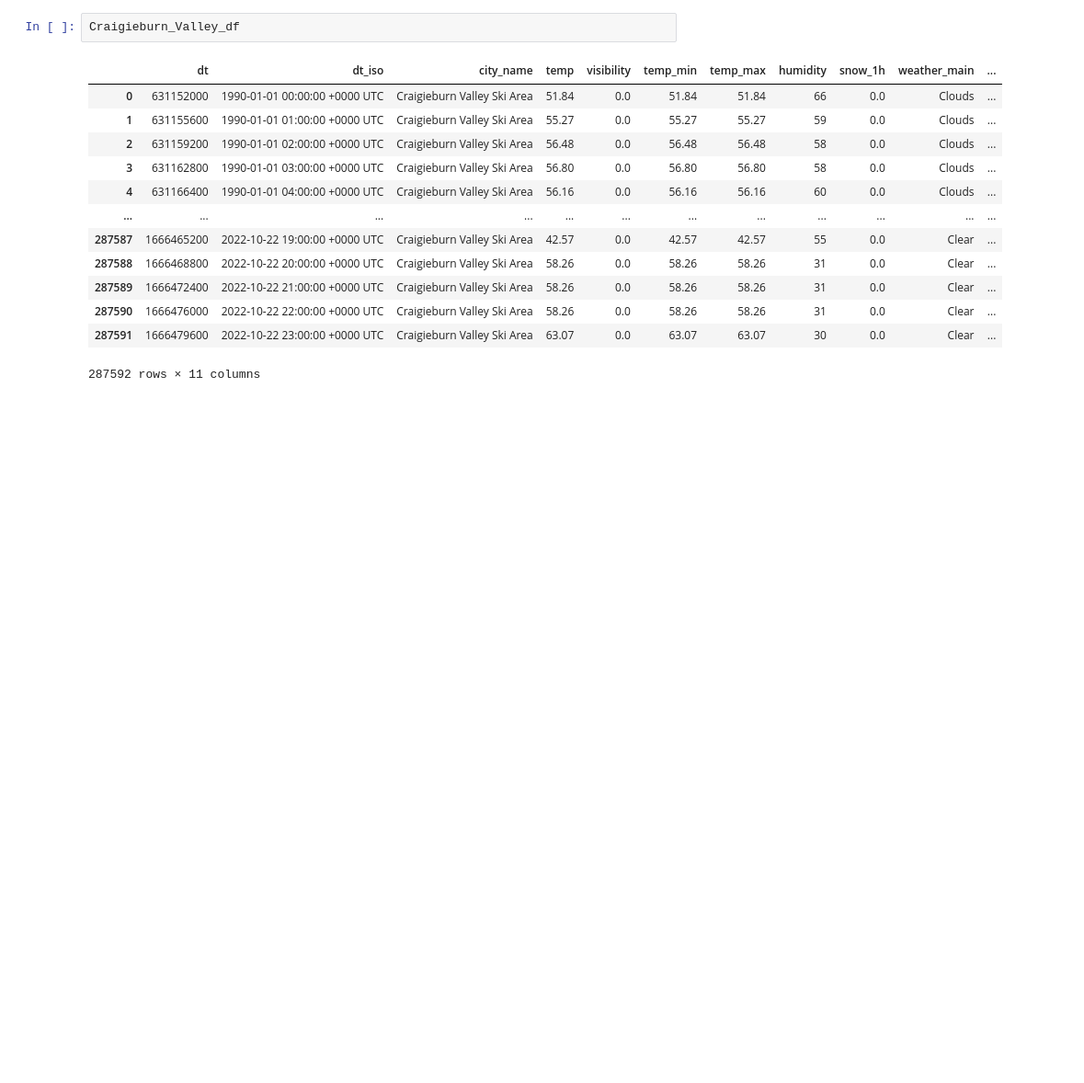
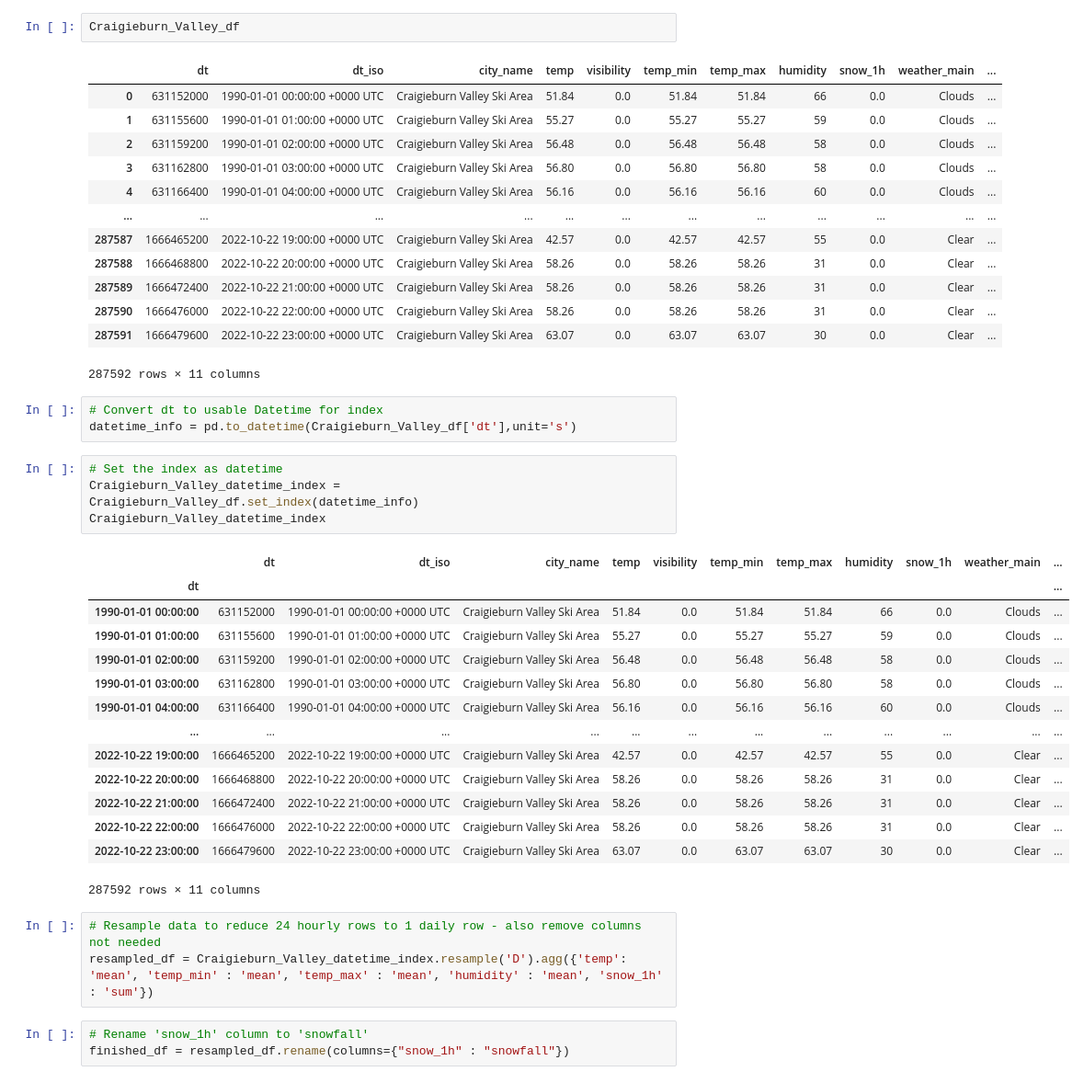
Before and after one commit to caedturner/Snow_data_analysis, a Jupyter notebook: Craigieburn_Valley_Ski.ipynb, the cells around one changed output. Shown at 92% size. Cells and saved outputs as stored; diff of their text form; blank space fills up the shorter version.

```diff
--- a/Craigieburn_Valley_Ski.ipynb
+++ b/Craigieburn_Valley_Ski.ipynb
@@ -44,3 +46,31 @@ Craigieburn_Valley_df
 | 287590 | 1666476000 | 2022-10-22 22:00:00 +0000 UTC | Craigieburn Valley Ski Area | 58.26 | 0.0 | 58.26 | 58.26 | 31 | 0.0 | Clear | ... |
 | 287591 | 1666479600 | 2022-10-22 23:00:00 +0000 UTC | Craigieburn Valley Ski Area | 63.07 | 0.0 | 63.07 | 63.07 | 30 | 0.0 | Clear | ... |
 287592 rows × 11 columns
+# %%
+# Convert dt to usable Datetime for index
+datetime_info = pd.to_datetime(Craigieburn_Valley_df['dt'],unit='s')
+# %%
+# Set the index as datetime
+Craigieburn_Valley_datetime_index = Craigieburn_Valley_df.set_index(datetime_info)
+Craigieburn_Valley_datetime_index
+# %% [output]
+|  | dt | dt_iso | city_name | temp | visibility | temp_min | temp_max | humidity | snow_1h | weather_main | ... |
+| dt |  |  |  |  |  |  |  |  |  |  | ... |
+| 1990-01-01 00:00:00 | 631152000 | 1990-01-01 00:00:00 +0000 UTC | Craigieburn Valley Ski Area | 51.84 | 0.0 | 51.84 | 51.84 | 66 | 0.0 | Clouds | ... |
+| 1990-01-01 01:00:00 | 631155600 | 1990-01-01 01:00:00 +0000 UTC | Craigieburn Valley Ski Area | 55.27 | 0.0 | 55.27 | 55.27 | 59 | 0.0 | Clouds | ... |
+| 1990-01-01 02:00:00 | 631159200 | 1990-01-01 02:00:00 +0000 UTC | Craigieburn Valley Ski Area | 56.48 | 0.0 | 56.48 | 56.48 | 58 | 0.0 | Clouds | ... |
+| 1990-01-01 03:00:00 | 631162800 | 1990-01-01 03:00:00 +0000 UTC | Craigieburn Valley Ski Area | 56.80 | 0.0 | 56.80 | 56.80 | 58 | 0.0 | Clouds | ... |
+| 1990-01-01 04:00:00 | 631166400 | 1990-01-01 04:00:00 +0000 UTC | Craigieburn Valley Ski Area | 56.16 | 0.0 | 56.16 | 56.16 | 60 | 0.0 | Clouds | ... |
+| ... | ... | ... | ... | ... | ... | ... | ... | ... | ... | ... | ... |
+| 2022-10-22 19:00:00 | 1666465200 | 2022-10-22 19:00:00 +0000 UTC | Craigieburn Valley Ski Area | 42.57 | 0.0 | 42.57 | 42.57 | 55 | 0.0 | Clear | ... |
+| 2022-10-22 20:00:00 | 1666468800 | 2022-10-22 20:00:00 +0000 UTC | Craigieburn Valley Ski Area | 58.26 | 0.0 | 58.26 | 58.26 | 31 | 0.0 | Clear | ... |
+| 2022-10-22 21:00:00 | 1666472400 | 2022-10-22 21:00:00 +0000 UTC | Craigieburn Valley Ski Area | 58.26 | 0.0 | 58.26 | 58.26 | 31 | 0.0 | Clear | ... |
+| 2022-10-22 22:00:00 | 1666476000 | 2022-10-22 22:00:00 +0000 UTC | Craigieburn Valley Ski Area | 58.26 | 0.0 | 58.26 | 58.26 | 31 | 0.0 | Clear | ... |
+| 2022-10-22 23:00:00 | 1666479600 | 2022-10-22 23:00:00 +0000 UTC | Craigieburn Valley Ski Area | 63.07 | 0.0 | 63.07 | 63.07 | 30 | 0.0 | Clear | ... |
+287592 rows × 11 columns
+# %%
+# Resample data to reduce 24 hourly rows to 1 daily row - also remove columns not needed
+resampled_df = Craigieburn_Valley_datetime_index.resample('D').agg({'temp': 'mean', 'temp_min' : 'mean', 'temp_max' : 'mean', 'humidity' : 'mean', 'snow_1h' : 'sum'})
+# %%
+# Rename 'snow_1h' column to 'snowfall'
+finished_df = resampled_df.rename(columns={"snow_1h" : "snowfall"})
```
Also changed, not shown: parts of 8 cells of this notebook.
